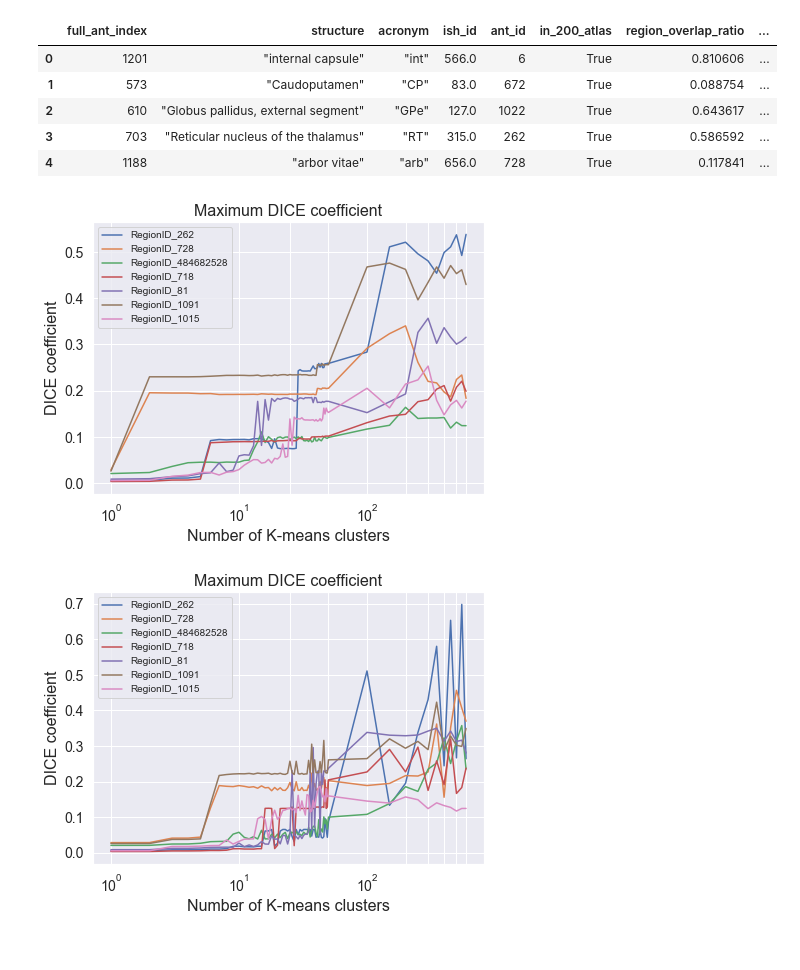
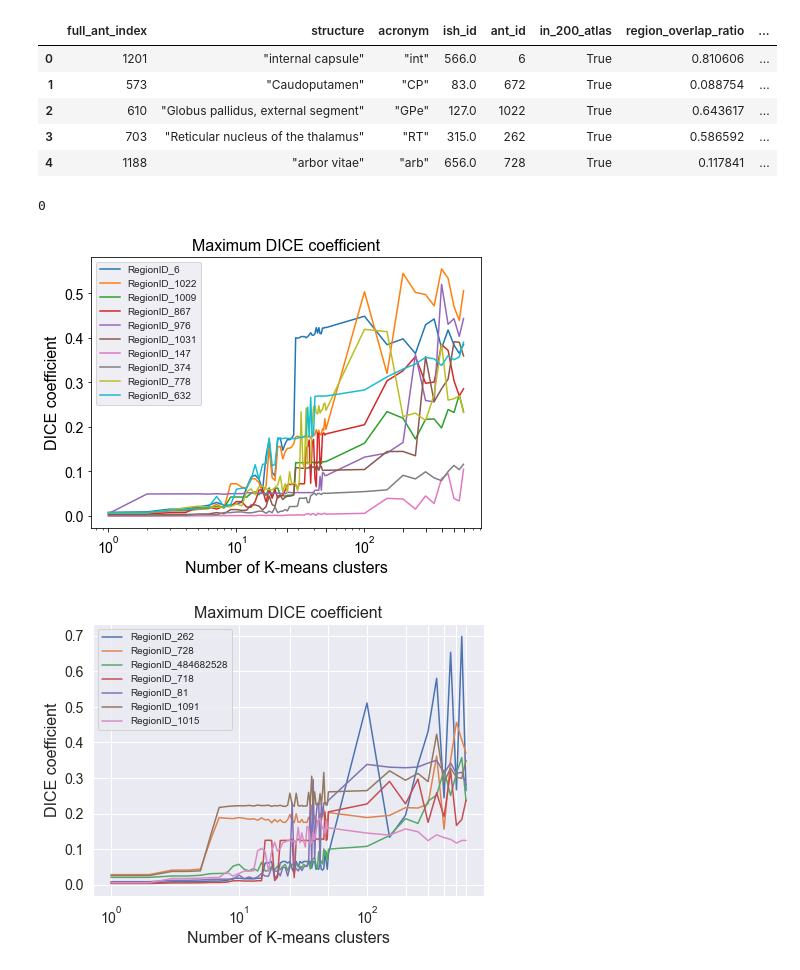
Before and after one commit to BioProteanLabs/Morphontogeny, a Jupyter notebook: morphontogeny/Jupyter/ABA/ABA_DICE.ipynb, the cells around one changed output. Drawn from its saved outputs; the diff is of its cells as text; code cells hidden in the pictures.

```diff
--- a/morphontogeny/Jupyter/ABA/ABA_DICE.ipynb
+++ b/morphontogeny/Jupyter/ABA/ABA_DICE.ipynb
@@ -49,11 +49,15 @@ extra_antid_list = [778, 1015, 632, 147, 374]
 worse_ids_list = [672, 463, 507]
 converge_ids_list = [6, 1022, 1009, 867, 976, 1031, 147, 374, 778, 632]
 plateau_ids_list = [262, 728, 484682528, 718, 81, 1091, 1015]
+# %%
+find_orientation(1009)
+# %% [output]
+0
 # %%
 cluster_path = '/data/bioprotean/ABA/SFT/Kmeans_rc/'
-plot_regions_DICE(plateau_ids_list, cluster_path)
+plot_regions_DICE(converge_ids_list, cluster_path)
 # %% [output]
-[figure, old version]
+[figure, new version]
 # %%
 cluster_path = '/data/bioprotean/ABA/KernelPCA/poly3/Kmeans_rc/'
 plot_regions_DICE(plateau_ids_list, cluster_path)
```
Also changed, not shown: parts of 4 cells of this notebook, 16 other files.
